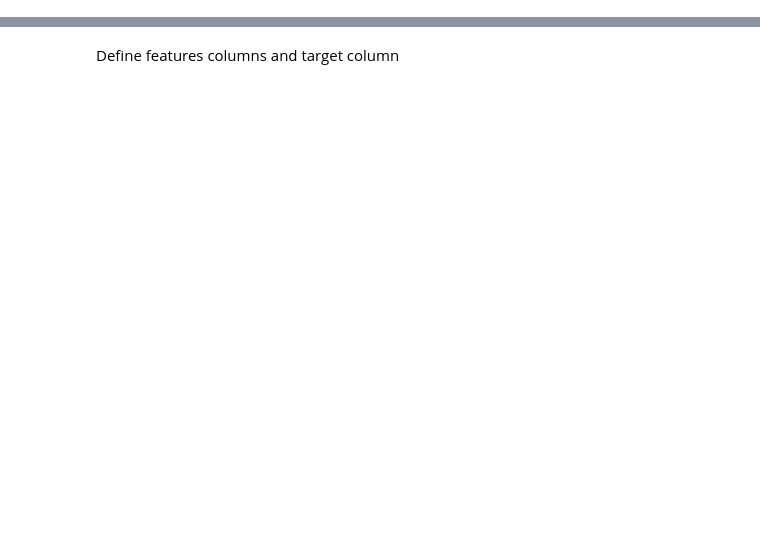
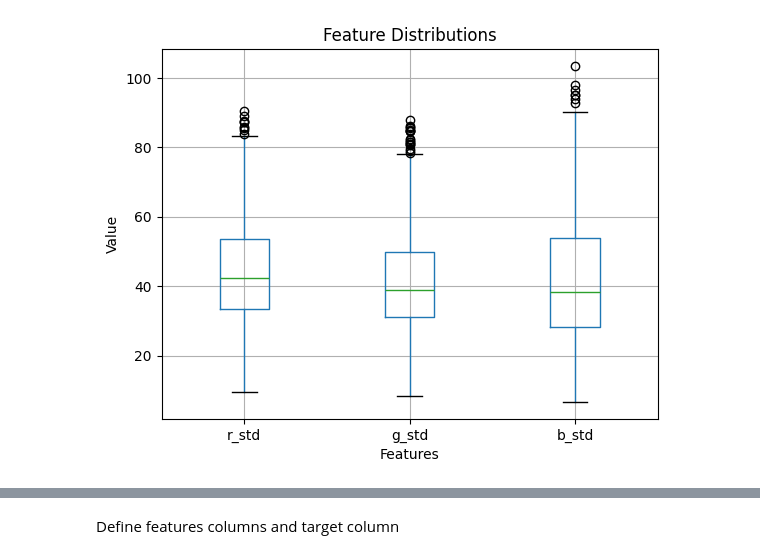
Before and after one commit to kshitijrajsharma/landcoverclassification, a Jupyter notebook: notebooks/milestone_2.ipynb, the cells around one changed output, grey strips where cells are left out. Cells and saved outputs as stored; diff of their text form; code cells hidden in the pictures; blank space fills up the shorter version.

```diff
--- a/notebooks/experiment.ipynb
+++ b/notebooks/milestone_2.ipynb
@@ -3,0 +57,10 @@ import os
+# %%
+display_features = ['r_std','g_std','b_std']
+
+train_gdf[display_features].boxplot()
+plt.title('Feature Distributions')
+plt.ylabel('Value')
+plt.xlabel('Features')
+plt.show()
+# %% [output]
+[figure, added]
```
Also changed, not shown: parts of 18 cells of this notebook, 1 other file.
